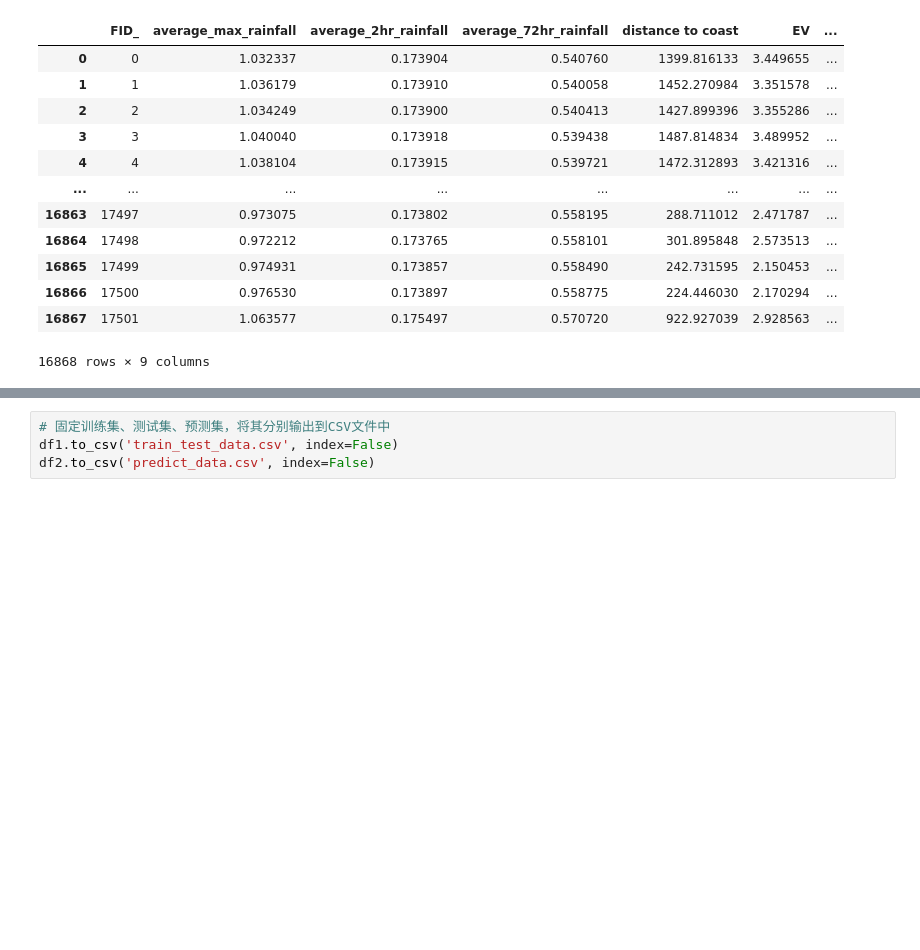
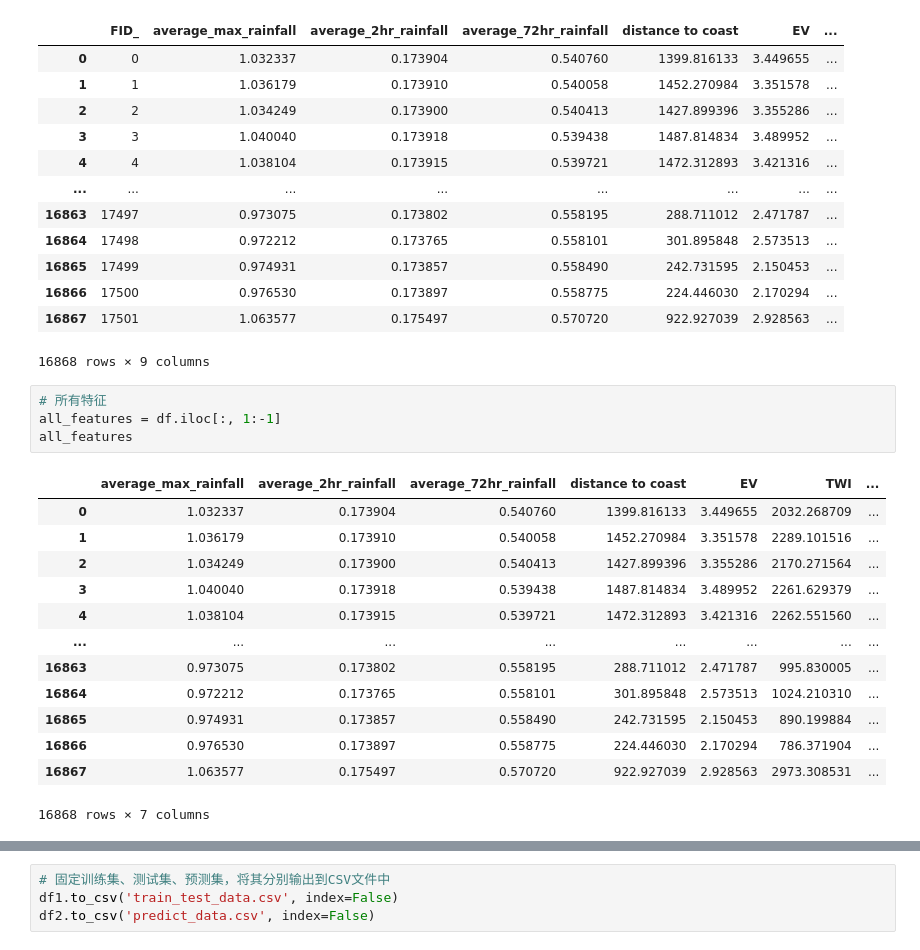
Before and after one commit to JiqiangXIE/Interpretable_ML_UFSM, a Jupyter notebook: Interpretable_ML_for_UFSM/code/interpretation methods comparision/interpretation methods comparision_230524.ipynb, the cells around one changed output, grey strips where cells are left out. Cells and saved outputs as stored; diff of their text form; blank space fills up the shorter version.

```diff
--- a/Interpretable_ML_for_UFSM/code/interpretation methods comparision/interpretation methods comparision_230524.ipynb
+++ b/Interpretable_ML_for_UFSM/code/interpretation methods comparision/interpretation methods comparision_230524.ipynb
@@ -68,6 +71,24 @@ number of one: 2466
 | 16866 | 17500 | 0.976530 | 0.173897 | 0.558775 | 224.446030 | 2.170294 | ... |
 | 16867 | 17501 | 1.063577 | 0.175497 | 0.570720 | 922.927039 | 2.928563 | ... |
 16868 rows × 9 columns
+# %%
+# 所有特征
+all_features = df.iloc[:, 1:-1]
+all_features
+# %% [output]
+|  | average_max_rainfall | average_2hr_rainfall | average_72hr_rainfall | distance to coast | EV | TWI | ... |
+| 0 | 1.032337 | 0.173904 | 0.540760 | 1399.816133 | 3.449655 | 2032.268709 | ... |
+| 1 | 1.036179 | 0.173910 | 0.540058 | 1452.270984 | 3.351578 | 2289.101516 | ... |
+| 2 | 1.034249 | 0.173900 | 0.540413 | 1427.899396 | 3.355286 | 2170.271564 | ... |
+| 3 | 1.040040 | 0.173918 | 0.539438 | 1487.814834 | 3.489952 | 2261.629379 | ... |
+| 4 | 1.038104 | 0.173915 | 0.539721 | 1472.312893 | 3.421316 | 2262.551560 | ... |
+| ... | ... | ... | ... | ... | ... | ... | ... |
+| 16863 | 0.973075 | 0.173802 | 0.558195 | 288.711012 | 2.471787 | 995.830005 | ... |
+| 16864 | 0.972212 | 0.173765 | 0.558101 | 301.895848 | 2.573513 | 1024.210310 | ... |
+| 16865 | 0.974931 | 0.173857 | 0.558490 | 242.731595 | 2.150453 | 890.199884 | ... |
+| 16866 | 0.976530 | 0.173897 | 0.558775 | 224.446030 | 2.170294 | 786.371904 | ... |
+| 16867 | 1.063577 | 0.175497 | 0.570720 | 922.927039 | 2.928563 | 2973.308531 | ... |
+16868 rows × 7 columns
 # %%
 # 从总数据中抽取1000个1和1000个0作为训练和测试，剩下的作为预测集
 # 随机抽取label为0和1的数据各1000个
```
Also changed, not shown: parts of 30 cells of this notebook, 17 other files.
